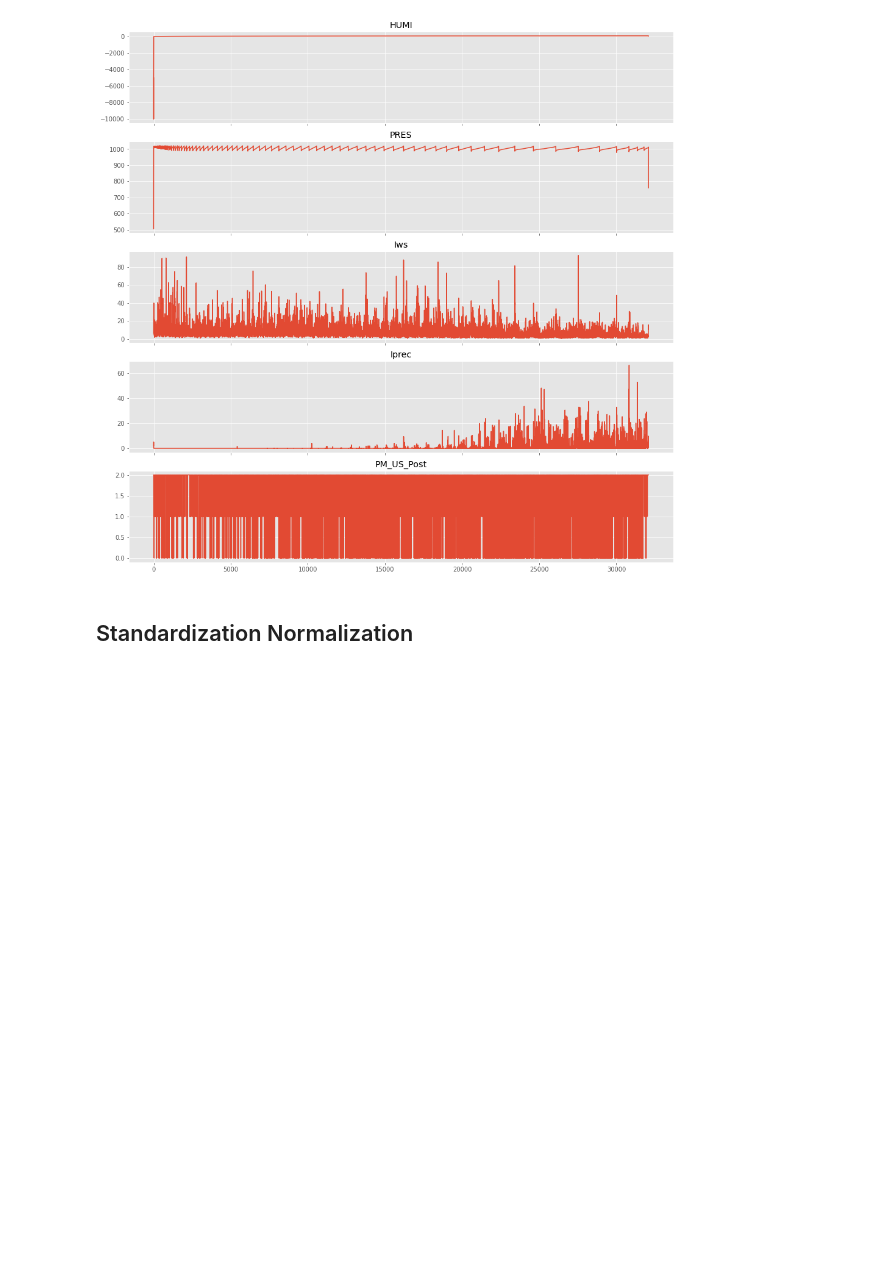
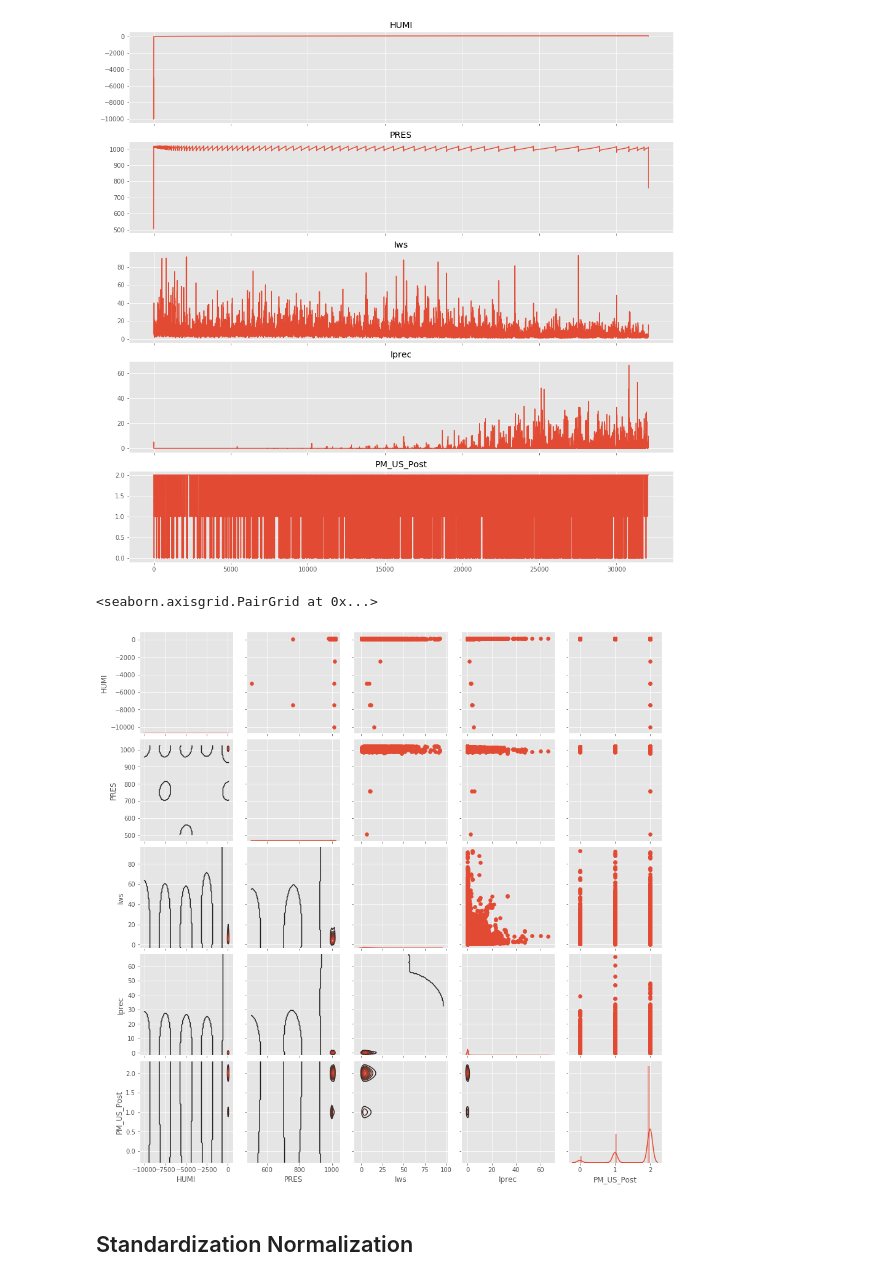
Before and after one commit to bdintu/machine-learning, a Jupyter notebook: lab3-2/lab3-2.ipynb, the cells around one changed output. Drawn from its saved outputs; the diff is of its cells as text; code cells hidden in the pictures; blank space fills up the shorter version.

```diff
--- a/lab3-2/lab3-2.ipynb
+++ b/lab3-2/lab3-2.ipynb
@@ -135,11 +136,14 @@ for i, col in enumerate(rec.dtype.names):
 # %% [output]
 [figure]
 # %%
-# df = pd.DataFrame(rec)
-# g = sns.PairGrid(df)
-# g.map_upper(plt.scatter)
-# g.map_lower(sns.kdeplot)
-# g.map_diag(sns.distplot)
+df = pd.DataFrame(rec)
+g = sns.PairGrid(df)
+g.map_upper(plt.scatter)
+g.map_lower(sns.kdeplot)
+g.map_diag(sns.distplot)
+# %% [output]
+<seaborn.axisgrid.PairGrid at 0x...>
+[figure, added]
 # %% [markdown]
 ## Standardization Normalization
 # %%
```
Also changed, not shown: parts of 32 cells of this notebook.
